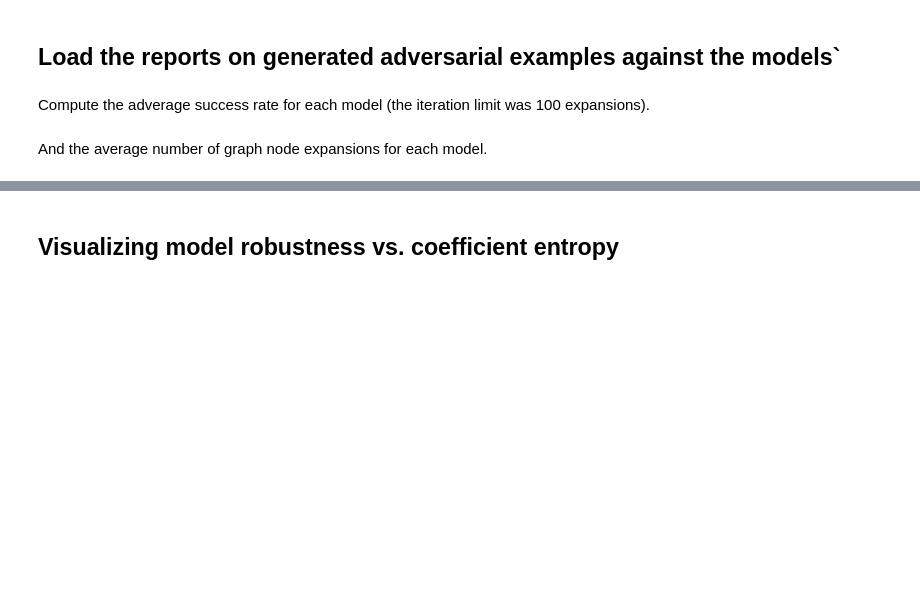
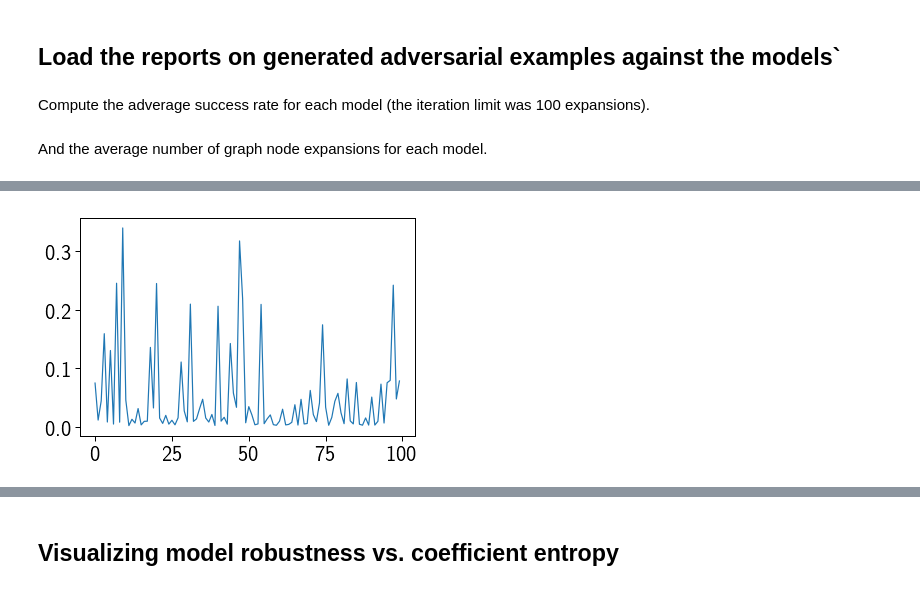
Before and after one commit to spring-epfl/trickster, a Jupyter notebook: notebooks/wfp_small_models_experiment.ipynb, the cells around one changed output, grey strips where cells are left out. Saved outputs shown, nothing was run; the diff lists cells and outputs as text; code cells hidden in the pictures; blank space fills up the shorter version.

```diff
--- a/notebooks/wfp_small_models_experiment.ipynb
+++ b/notebooks/wfp_small_models_experiment.ipynb
@@ -69,0 +85,6 @@ ents = [entropy(coef - np.min(coef)) for coef in coefs]
+# %%
+sharpness = np.array([-np.log10(np.ediff1d(coef).std()) for coef in coefs])
+plt.plot(10 ** -sharpness)
+plt.show()
+# %% [output]
+[figure, added]
```
Also changed, not shown: parts of 17 cells of this notebook.
